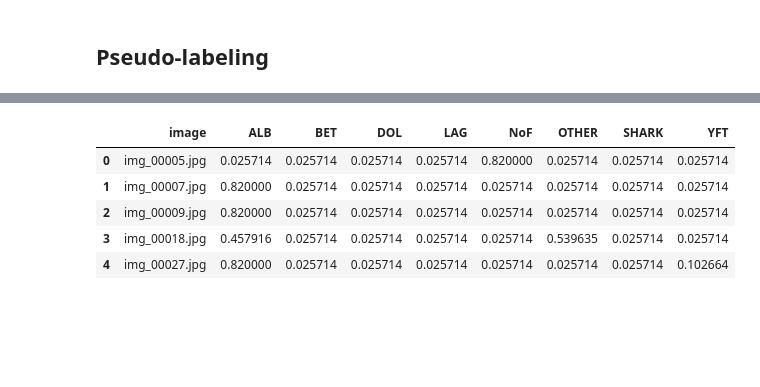
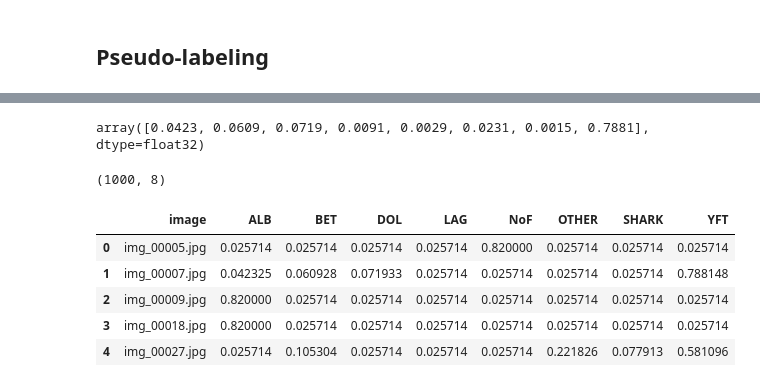
Before and after one commit to mousechen/courses, a Jupyter notebook: deeplearning1/nbs/lesson7.ipynb, the cells around one changed output, grey strips where cells are left out. Drawn from its saved outputs; the diff is of its cells as text; code cells hidden in the pictures; blank space fills up the shorter version.

```diff
--- a/deeplearning1/nbs/lesson7.ipynb
+++ b/deeplearning1/nbs/lesson7.ipynb
@@ -868,0 +1009,4 @@ lrg_model.load_weights(path+'models/lrg_nmp.h5')
+# %%
+conv_feat = load_array(path+'results/conv_feat.dat')
+conv_val_feat = load_array(path+'results/conv_val_feat.dat')
+conv_test_feat = load_array(path+'results/conv_test_feat.dat')
@@ -903,5 +1106,6 @@ Epoch 8/8
 # %%
-def do_clip(arr, mx): return np.clip(arr, (1-mx)/7, mx)
+def do_clip(arr, mx):
+    return np.clip(arr, (1-mx)/7, mx)
 # %%
 lrg_model.evaluate(conv_val_feat, val_labels, batch_size*2)
 # %% [output]
@@ -910,2 +1114,2 @@ lrg_model.evaluate(conv_val_feat, val_labels, batch_size*2)
 # %%
-preds = model.predict(conv_test_feat, batch_size=batch_size)
+preds = lrg_model.predict(conv_test_feat, batch_size=batch_size)
@@ -918,23 +1135,29 @@ test = load_array(path+'results/test.dat')
-# %%
-preds = conv_model.predict(test, batch_size=32)
+# %%
+preds
+# %% [output]
+array([0.0423, 0.0609, 0.0719, 0.0091, 0.0029, 0.0231, 0.0015, 0.7881], dtype=float32)
 # %%
 subm = do_clip(preds,0.82)
+# %%
+subm.shape
+# %% [output]
+(1000, 8)
 # %%
 subm_name = path+'results/subm_bb.gz'
 # %%
 # classes = sorted(batches.class_indices, key=batches.class_indices.get)
 classes = ['ALB', 'BET', 'DOL', 'LAG', 'NoF', 'OTHER', 'SHARK', 'YFT']
 # %%
-submission = pd.DataFrame(subm, columns=classes)
-submission.insert(0, 'image', raw_test_filenames)
+submission = pd.DataFrame(data = subm, columns=classes)
+submission.insert(0, 'image', [a[8:] for a in raw_test_filenames])
 submission.head()
 # %% [output]
 |  | image | ALB | BET | DOL | LAG | NoF | OTHER | SHARK | YFT |
 | 0 | img_00005.jpg | 0.025714 | 0.025714 | 0.025714 | 0.025714 | 0.820000 | 0.025714 | 0.025714 | 0.025714 |
-| 1 | img_00007.jpg | 0.820000 | 0.025714 | 0.025714 | 0.025714 | 0.025714 | 0.025714 | 0.025714 | 0.025714 |
+| 1 | img_00007.jpg | 0.042325 | 0.060928 | 0.071933 | 0.025714 | 0.025714 | 0.025714 | 0.025714 | 0.788148 |
 | 2 | img_00009.jpg | 0.820000 | 0.025714 | 0.025714 | 0.025714 | 0.025714 | 0.025714 | 0.025714 | 0.025714 |
-| 3 | img_00018.jpg | 0.457916 | 0.025714 | 0.025714 | 0.025714 | 0.025714 | 0.539635 | 0.025714 | 0.025714 |
-| 4 | img_00027.jpg | 0.820000 | 0.025714 | 0.025714 | 0.025714 | 0.025714 | 0.025714 | 0.025714 | 0.102664 |
+| 3 | img_00018.jpg | 0.820000 | 0.025714 | 0.025714 | 0.025714 | 0.025714 | 0.025714 | 0.025714 | 0.025714 |
+| 4 | img_00027.jpg | 0.025714 | 0.105304 | 0.025714 | 0.025714 | 0.025714 | 0.221826 | 0.077913 | 0.581096 |
 # %%
 submission.to_csv(subm_name, index=False, compression='gzip')
 # %%
```
Also changed, not shown: parts of 189 cells of this notebook, 7 other files.
